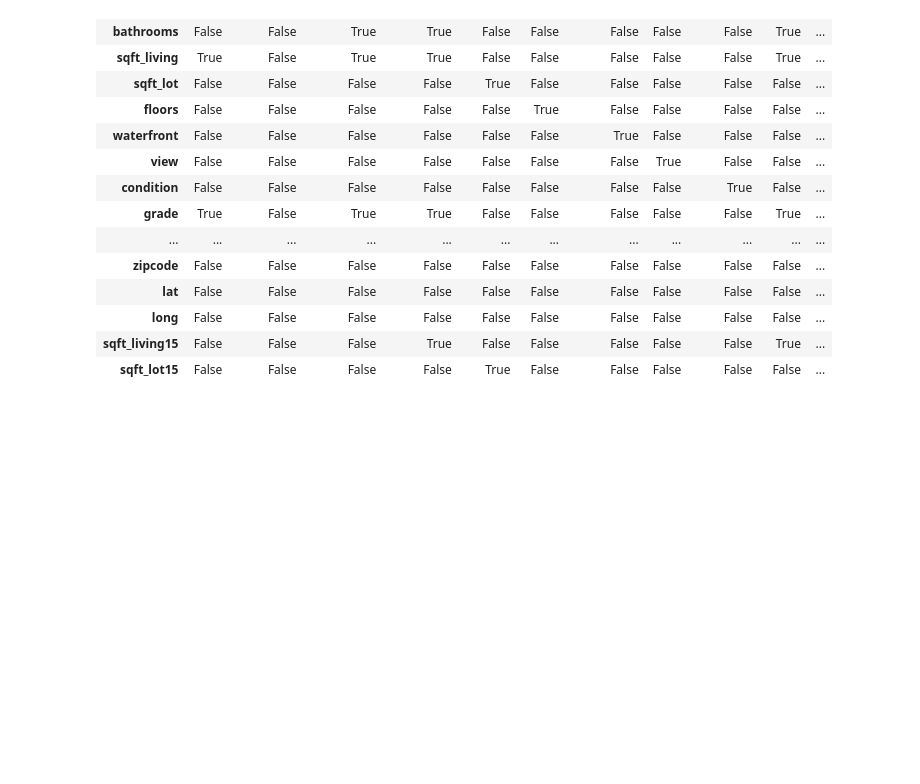
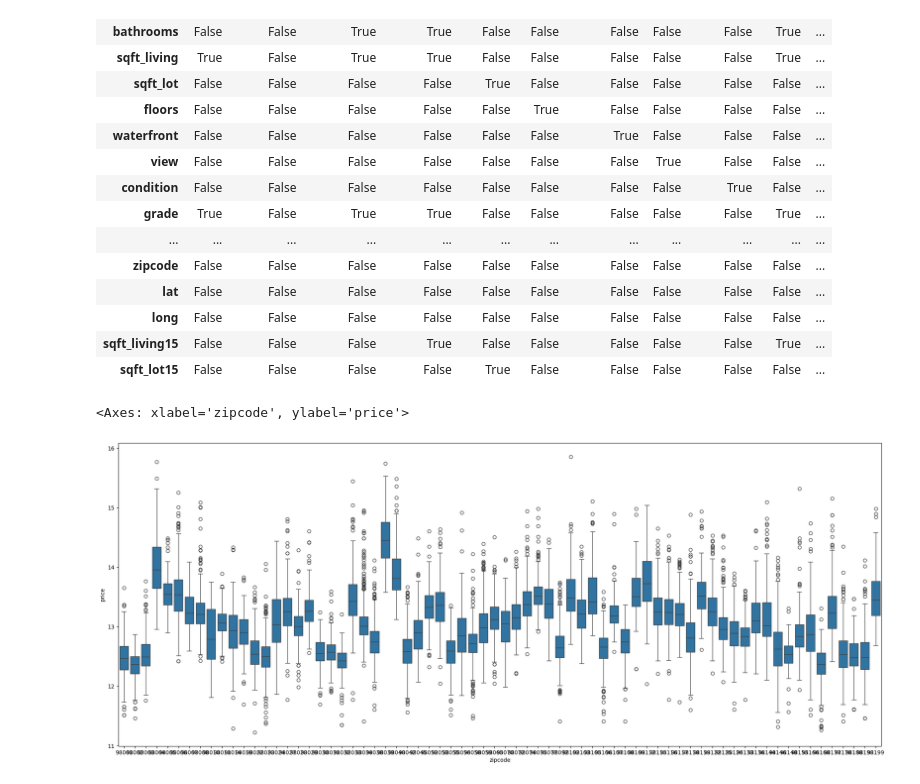
Before and after one commit to oiac23/house-prices-prediction, a Jupyter notebook: Modeling_Linear_Regression.ipynb, the cells around one changed output. Cells and saved outputs as stored; diff of their text form; code cells hidden in the pictures; blank space fills up the shorter version.

```diff
--- a/Modeling_Linear_Regression.ipynb
+++ b/Modeling_Linear_Regression.ipynb
@@ -288,3 +288,9 @@ abs(sales.corr())>.6
 | long | False | False | False | False | False | False | False | False | False | False | ... |
 | sqft_living15 | False | False | False | True | False | False | False | False | False | True | ... |
 | sqft_lot15 | False | False | False | False | True | False | False | False | False | False | ... |
+# %%
+plt.figure(figsize=(25,10))
+sns.boxplot(sales, x=sales['zipcode'], y=np.log(sales['price']))
+# %% [output]
+<Axes: xlabel='zipcode', ylabel='price'>
+[figure, added]
```
